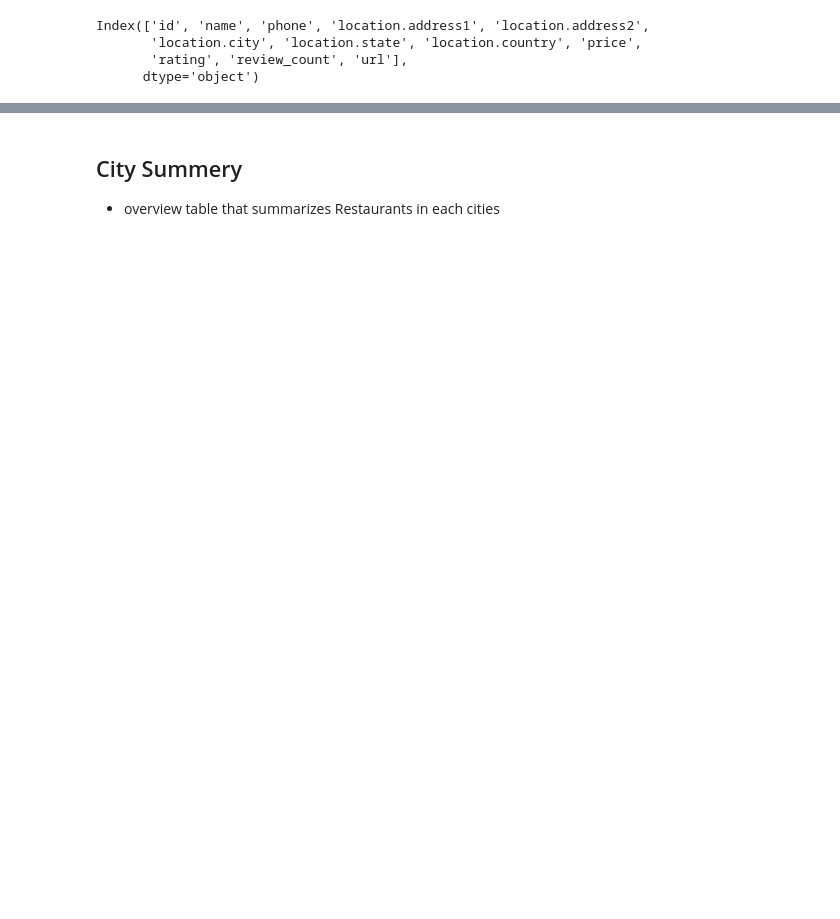
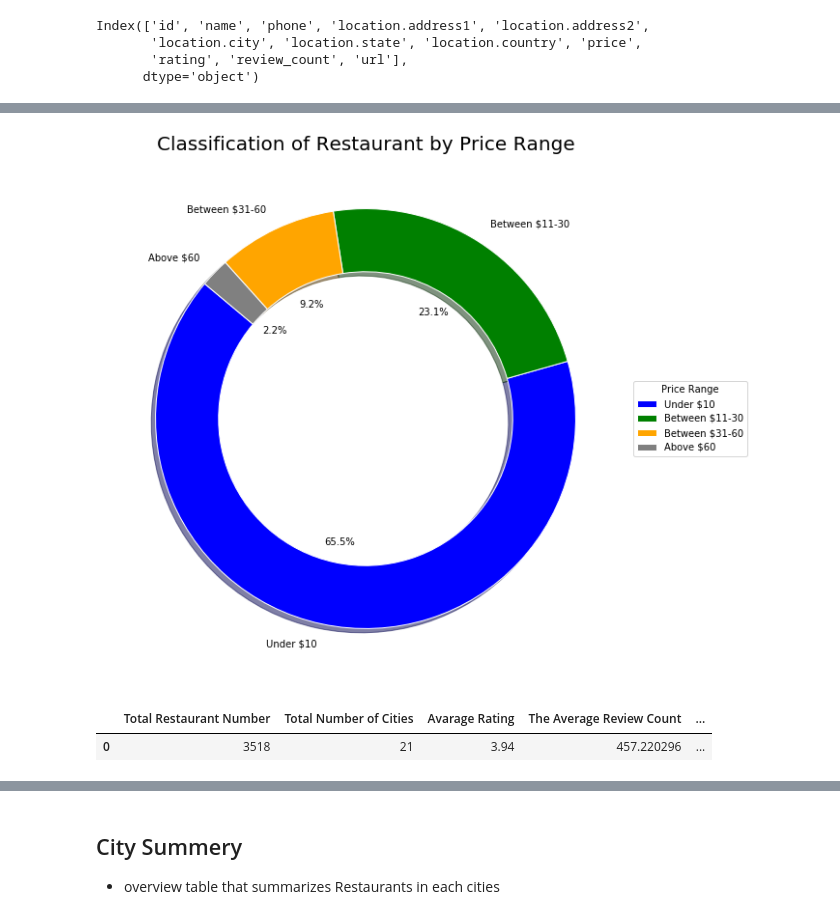
Before and after one commit to ermiasgelaye/Yelp-Challenge, a Jupyter notebook: pyRestaurants/yelp-challenge.ipynb, the cells around one changed output, grey strips where cells are left out. Saved outputs shown, nothing was run; the diff lists cells and outputs as text; code cells hidden in the pictures; blank space fills up the shorter version.

Commit message:
analysis

```diff
--- a/pyRestaurants/yelp-challenge.ipynb
+++ b/pyRestaurants/yelp-challenge.ipynb
@@ -57,8 +61,8 @@ remove_duplicates=renamed_df.drop_duplicates()
 
 # Drop null values from Restaurant Name, City,Rating , Review Count,Price coloumns  and store cleaned data
 
-cleand_df=remove_duplicates.dropna(subset=['Restaurant Name','City','Rating','Review Count','Price'])
-cleand_df.head()
+dronull_df=remove_duplicates.dropna(subset=['Restaurant Name','City','Rating','Review Count','Price'])
+dronull_df.head()
 # %% [output]
 |  | Restaurant ID | Restaurant Name | Phone Number | Adress | Address Two | City | State | Country | ... |
 | 0 | 6i7KnRylm4bhPIApDFSVCg | Dave's Hot Chicken | 1.323537e+10 | 970 N Western Ave | NaN | Los Angeles | CA | US | ... |
@@ -66,3 +70,9 @@ cleand_df.head()
 | 2 | AIhWsp8yNfKZfaX9d9Yajg | Pasta Sisters | 1.323871e+10 | 3343 W Pico Blvd | NaN | Los Angeles | CA | US | ... |
 | 4 | H9ZlIqEp930ZRniH6VRp8w | Papa Cristo's | 1.323737e+10 | 2771 W Pico Blvd | NaN | Los Angeles | CA | US | ... |
 | 5 | BEItepse0gBSfkJ4sb_k-g | Hae Ha Heng Thai Bistro | 1.213388e+10 | 301 S Western Ave | Ste 209 | Los Angeles | CA | US | ... |
+# %%
+# Drop Coloumns irrelevant for our analysis
+to_drop =["Address Two","Url","Phone Number"]
+
+cleaned_df=dronull_df.drop(columns=to_drop)
+cleaned_df
@@ -88,0 +255,6 @@ Restaurant_count
+# %%
+# Value counts for price ranges and create a DataFrame
+count_pricing =cleaned_df['Price'].value_counts().rename_axis('Restaurant Price Range').reset_index(name='Restaurant Counts')
+pricing_df=count_pricing.set_index('Restaurant Price Range')
+pricing_df.rename(index={'$':'Under $10','$$':'Between $11-30','$$$':'Between $31-60','$$$$':'Above $60'},inplace=True)
+pricing_df
@@ -88,0 +268,41 @@ Restaurant_count
+# %%
+
+# Create Labels for the sections of the pie
+labels = ["Under $10","Between $11-30","Between $31-60","Above $60"]
+
+colors = ['blue','green','orange','gray']
+
+fig, ax = plt.subplots(figsize=(15, 10))
+size = 0.3
+cmap = plt.get_cmap("tab20c")
+ax.pie(pricing_df, radius=1,labels=labels,colors=colors,wedgeprops=dict(width=size, edgecolor='w'),autopct="%1.1f%%",shadow=True, startangle=140)
+plt.title('Classification of Restaurant by Price Range',fontsize = 20)
+ax.legend(title="Price Range",loc="center left",bbox_to_anchor=(1, 0, 0.5, 1))
+
+plt.show()
+# %% [output]
+[figure, added]
+# %%
+# Create a dataframe to hold the above results
+
+restaurants_summary = pd.DataFrame({
+    "Total Restaurant Number": Restaurant_total_number,
+    "Total Number of Cities": f"{total_cities:,}",
+    "Avarage Rating": f"{average_rating:,.2f}",
+    "The Average Review Count": f"{average_review_count:.6f}",
+    "% Restaurants Top Rating": f"{percent_restaurant_top_rating:.6f}%",
+    "% Restaurants Bottom Rating": f"{percent_restaurant_bottom_rating:.2f}%",
+    "% Restaurants Top Rating": f"{percent_restaurant_top_rating:.6f}%",
+    "% Restaurants Bottom Rating": f"{percent_restaurant_bottom_rating:.2f}%",
+    "% Restaurants Top Review Count": f"{percent_restaurant_top_review:.6f}%",
+    "% Restaurants Bottom Review Count": f"{percent_restaurant_bottom__review:.2f}%",
+    "% Best Restaurants": f"{Best_restaurants: .6f}%"
+
+
+
+}, index=[0])
+
+restaurants_summary
+# %% [output]
+|  | Total Restaurant Number | Total Number of Cities | Avarage Rating | The Average Review Count | ... |
+| 0 | 3518 | 21 | 3.94 | 457.220296 | ... |
```
Also changed, not shown: parts of 27 cells of this notebook, 1 other file.
